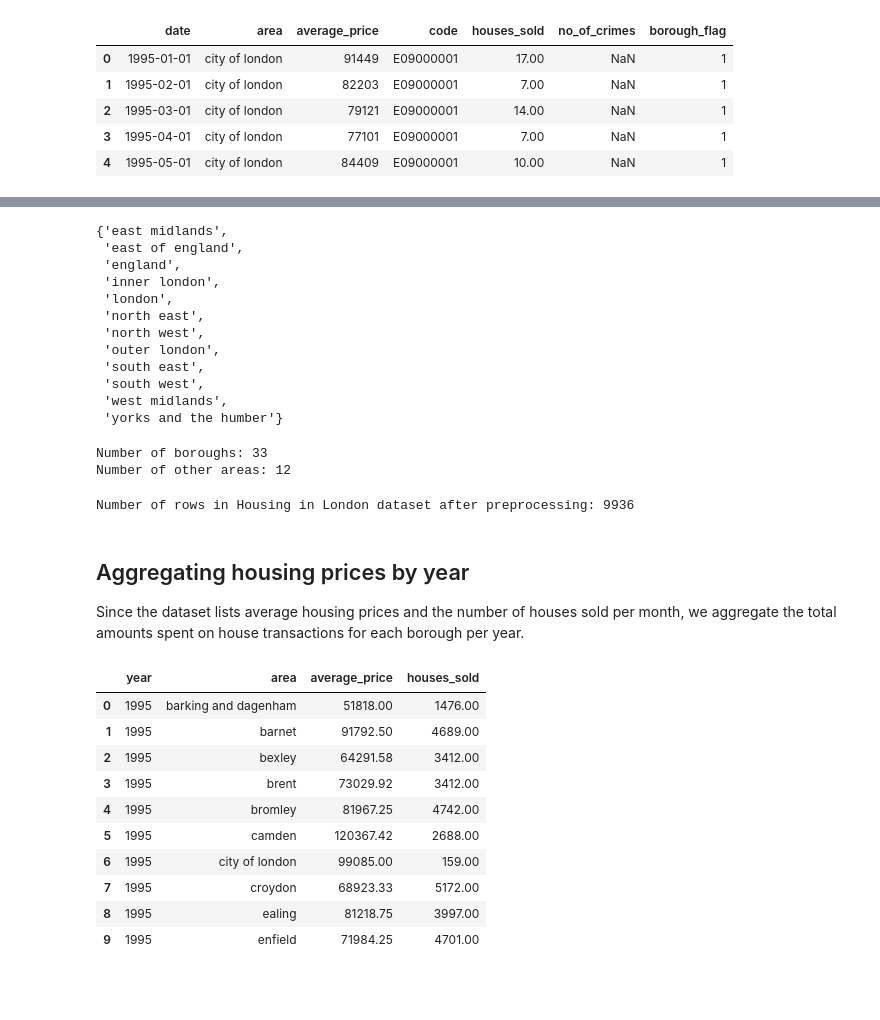
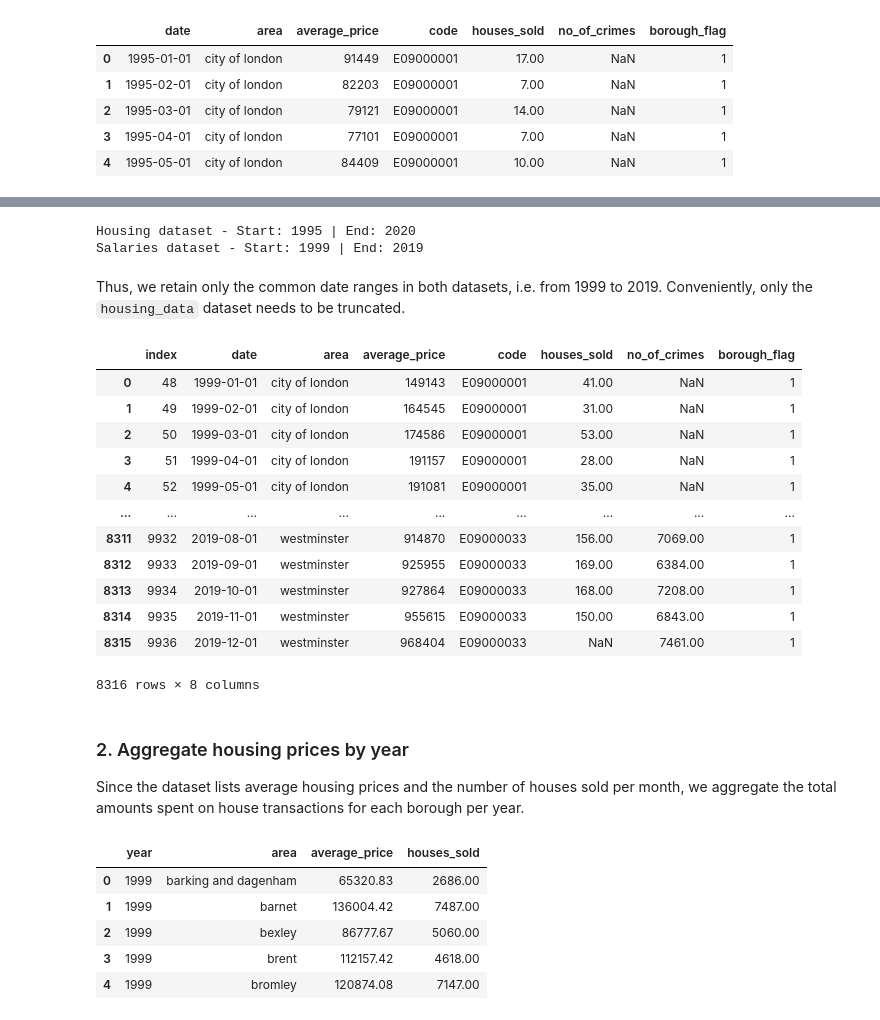
Before and after one commit to jhtkoo0426/uk-qol-analysis, a Jupyter notebook: uk-quality-of-life-analysis.ipynb, the cells around one changed output, grey strips where cells are left out. Cells and saved outputs as stored; diff of their text form; code cells hidden in the pictures; blank space fills up the shorter version.

```diff
--- a/uk-quality-of-life-analysis.ipynb
+++ b/uk-quality-of-life-analysis.ipynb
@@ -45,3 +36,0 @@ unnecessary_columns = columns=['no_of_crimes', 'code', 'borough_flag']
-# %%
-housing_data = housing_data.drop(columns=unnecessary_columns, axis=1, errors='ignore')
-housing_data.head()
@@ -66,3 +36,0 @@ dtype: float64
-# %%
-housing_data = housing_data.fillna(0)
-housing_data.head()
@@ -96,33 +83,30 @@ boroughs = {'barking and dagenham', 'barnet', 'bexley', 'brent', 'bromley', 'cam
-# %%
-other_areas = set(areas) - boroughs
-other_areas
-# %% [output]
-{'east midlands',
- 'east of england',
- 'england',
- 'inner london',
- 'london',
- 'north east',
- 'north west',
- 'outer london',
- 'south east',
- 'south west',
- 'west midlands',
- 'yorks and the humber'}
-# %%
-print(f"Number of boroughs: {len(boroughs)}")
-print(f"Number of other areas: {len(other_areas)}")
-# %% [output]
-Number of boroughs: 33
-Number of other areas: 12
-# %%
-# Remove all non-borough rows
-housing_data = housing_data[housing_data['area'].isin(boroughs)]
-print(f"Number of rows in Housing in London dataset after preprocessing: {len(housing_data)}")
-# %% [output]
-Number of rows in Housing in London dataset after preprocessing: 9936
+# %%
+print(f"Housing dataset - Start: {min(housing_data['date'].dt.year)} | End: {max(housing_data['date'].dt.year)}")
+print(f"Salaries dataset - Start: {min(salaries_data['date'])} | End: {max(salaries_data['date'])}")
+# %% [output]
+Housing dataset - Start: 1995 | End: 2020
+Salaries dataset - Start: 1999 | End: 2019
+# %% [markdown]
+Thus, we retain only the common date ranges in both datasets, i.e. from 1999 to 2019. Conveniently, only the `housing_data` dataset needs to be truncated.
+# %%
+housing_data = housing_data[(housing_data['date'].dt.year >= 1999) & (housing_data['date'].dt.year <= 2019)].reset_index()
+housing_data
+# %% [output]
+|  | index | date | area | average_price | code | houses_sold | no_of_crimes | borough_flag |
+| 0 | 48 | 1999-01-01 | city of london | 149143 | E09000001 | 41.00 | NaN | 1 |
+| 1 | 49 | 1999-02-01 | city of london | 164545 | E09000001 | 31.00 | NaN | 1 |
+| 2 | 50 | 1999-03-01 | city of london | 174586 | E09000001 | 53.00 | NaN | 1 |
+| 3 | 51 | 1999-04-01 | city of london | 191157 | E09000001 | 28.00 | NaN | 1 |
+| 4 | 52 | 1999-05-01 | city of london | 191081 | E09000001 | 35.00 | NaN | 1 |
+| ... | ... | ... | ... | ... | ... | ... | ... | ... |
+| 8311 | 9932 | 2019-08-01 | westminster | 914870 | E09000033 | 156.00 | 7069.00 | 1 |
+| 8312 | 9933 | 2019-09-01 | westminster | 925955 | E09000033 | 169.00 | 6384.00 | 1 |
+| 8313 | 9934 | 2019-10-01 | westminster | 927864 | E09000033 | 168.00 | 7208.00 | 1 |
+| 8314 | 9935 | 2019-11-01 | westminster | 955615 | E09000033 | 150.00 | 6843.00 | 1 |
+| 8315 | 9936 | 2019-12-01 | westminster | 968404 | E09000033 | NaN | 7461.00 | 1 |
+8316 rows × 8 columns
 # %% [markdown]
-## Aggregating housing prices by year
+### 2. Aggregate housing prices by year
 Since the dataset lists average housing prices and the number of houses sold per month, we aggregate the total amounts spent on house transactions for each borough per year.
 # %%
 housing_data['total_price'] = housing_data['average_price'] * housing_data['houses_sold']
@@ -132,16 +116,11 @@ housing_data = housing_data.agg({'average_price': 'mean', 'houses_sold': 'sum'})
 # %%
 housing_data = housing_data.reset_index()
 housing_data = housing_data.rename(columns={'date': 'year'})
-housing_data.head(10)
+housing_data.head()
 # %% [output]
 |  | year | area | average_price | houses_sold |
-| 0 | 1995 | barking and dagenham | 51818.00 | 1476.00 |
-| 1 | 1995 | barnet | 91792.50 | 4689.00 |
-| 2 | 1995 | bexley | 64291.58 | 3412.00 |
-| 3 | 1995 | brent | 73029.92 | 3412.00 |
-| 4 | 1995 | bromley | 81967.25 | 4742.00 |
-| 5 | 1995 | camden | 120367.42 | 2688.00 |
-| 6 | 1995 | city of london | 99085.00 | 159.00 |
-| 7 | 1995 | croydon | 68923.33 | 5172.00 |
-| 8 | 1995 | ealing | 81218.75 | 3997.00 |
-| 9 | 1995 | enfield | 71984.25 | 4701.00 |
+| 0 | 1999 | barking and dagenham | 65320.83 | 2686.00 |
+| 1 | 1999 | barnet | 136004.42 | 7487.00 |
+| 2 | 1999 | bexley | 86777.67 | 5060.00 |
+| 3 | 1999 | brent | 112157.42 | 4618.00 |
+| 4 | 1999 | bromley | 120874.08 | 7147.00 |
```
Also changed, not shown: parts of 38 cells of this notebook.
